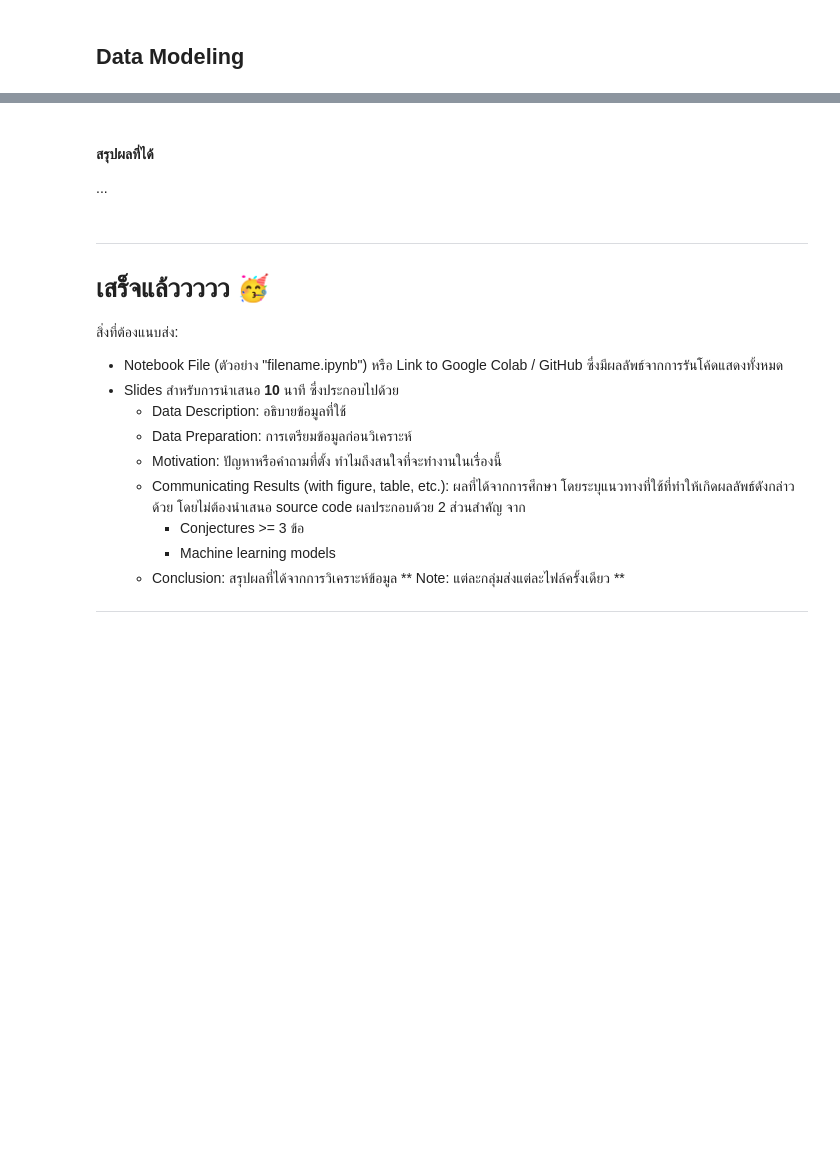
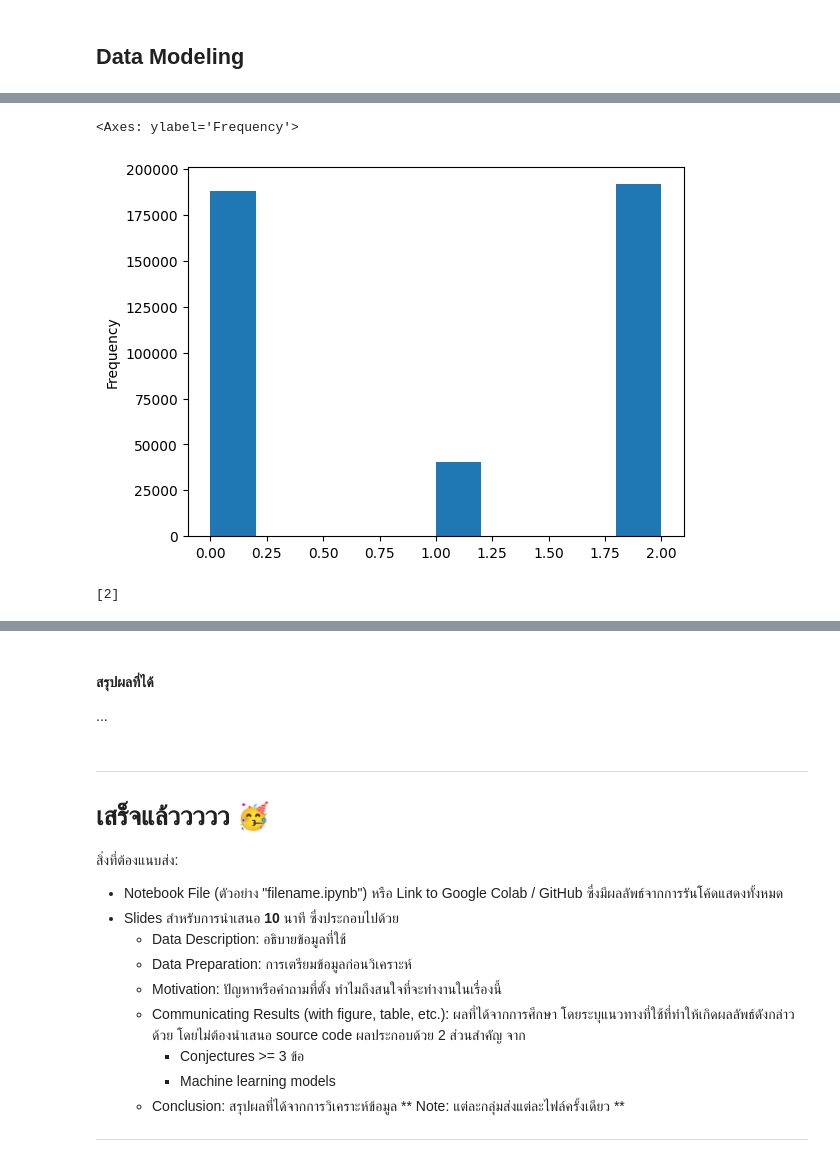
Before and after one commit to jangInw007/A4-Data-Analytics-and-Modeling, a Jupyter notebook: Group_A4_Data_Analytics_and_Modeling.ipynb, the cells around one changed output, grey strips where cells are left out. Cells and saved outputs as stored; diff of their text form; code cells hidden in the pictures; blank space fills up the shorter version.

```diff
--- a/Group_A4_Data_Analytics_and_Modeling.ipynb
+++ b/Group_A4_Data_Analytics_and_Modeling.ipynb
@@ -605,0 +388,12 @@ print(top_holidays)
+# %%
+df['Cluster'].plot(kind = 'hist',)
+# %% [output]
+<Axes: ylabel='Frequency'>
+[figure, added]
+# %%
+new_store = [[136000, 10000, 0.1, 3.26, 190, 7.9, 60]]
+new_scaled = scaler.transform(new_store)
+predicted_cluster = kmeans.predict(new_scaled)
+print(predicted_cluster)
+# %% [output]
+[2]
```
Also changed, not shown: parts of 42 cells of this notebook.
